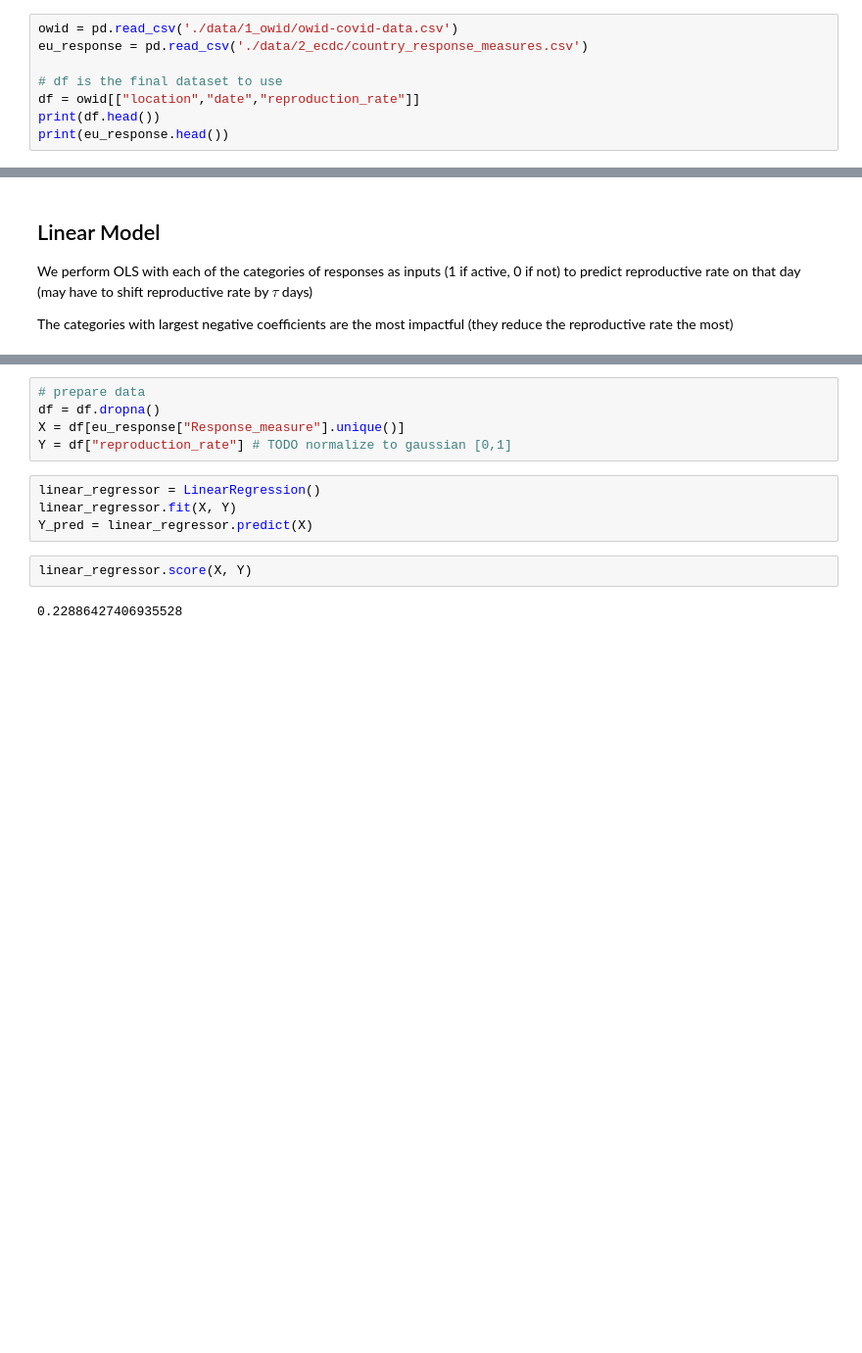
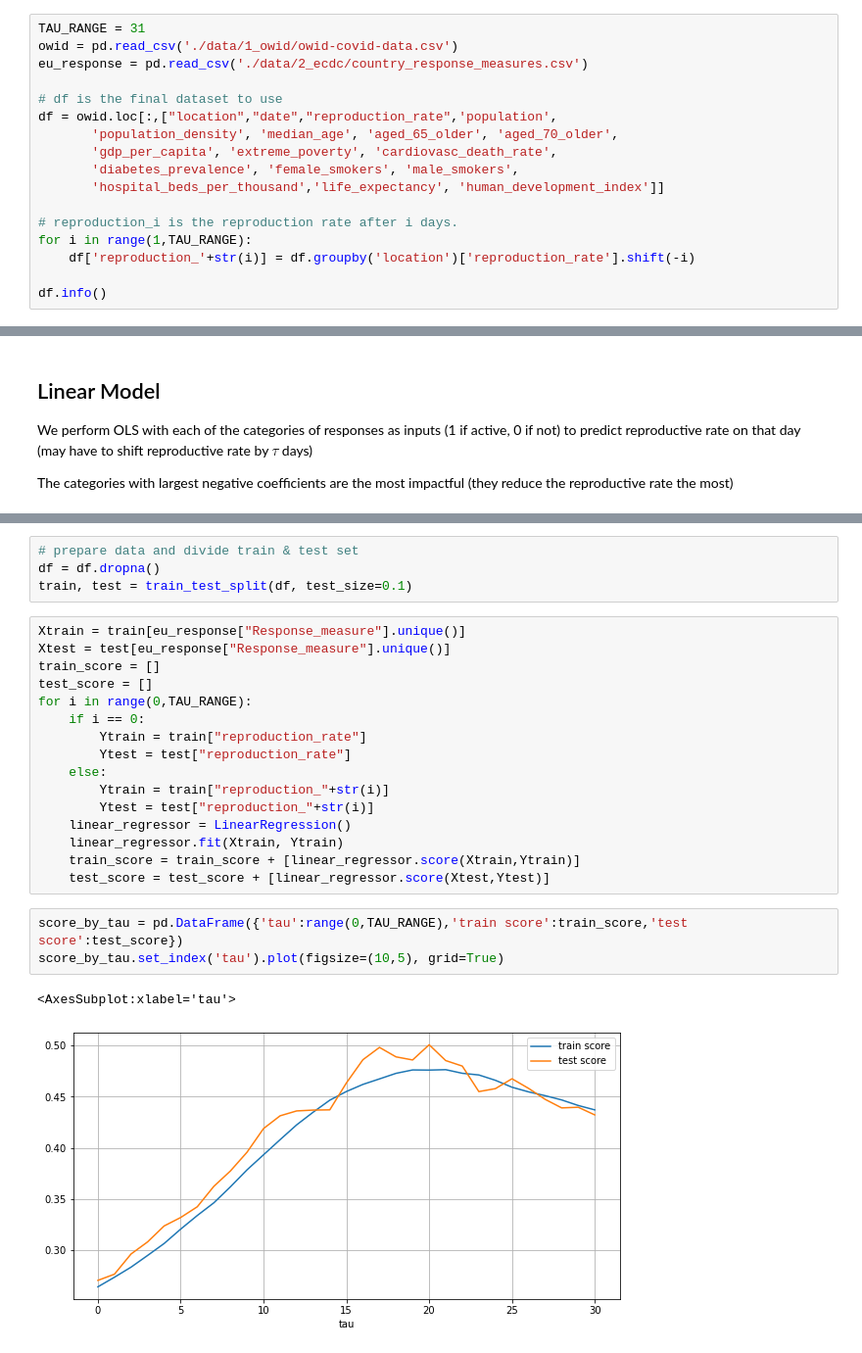
Before and after one commit to evilpegasus/datathon-spring-2021, a Jupyter notebook: model_reproduction_rate.ipynb, the cells around one changed output, grey strips where cells are left out. Shown at 98% size. Drawn from its saved outputs; the diff is of its cells as text; blank space fills up the shorter version.

```diff
--- a/model_reproduction_rate.ipynb
+++ b/model_reproduction_rate.ipynb
@@ -18,11 +18,20 @@ Create a table with
 | UK      | 1-2-2020  | 0             | 0             | 1                    |     | 0.8               |
 | UK      | 2-4-2020  | 1             | 1             | 1                    |     | 0.2               |
 # %%
+TAU_RANGE = 31
 owid = pd.read_csv('./data/1_owid/owid-covid-data.csv')
 eu_response = pd.read_csv('./data/2_ecdc/country_response_measures.csv')
 
 # df is the final dataset to use
-df = owid[["location","date","reproduction_rate"]]
-print(df.head())
-print(eu_response.head())
+df = owid.loc[:,["location","date","reproduction_rate",'population',
+       'population_density', 'median_age', 'aged_65_older', 'aged_70_older',
+       'gdp_per_capita', 'extreme_poverty', 'cardiovasc_death_rate',
+       'diabetes_prevalence', 'female_smokers', 'male_smokers',
+       'hospital_beds_per_thousand','life_expectancy', 'human_development_index']]
+
+# reproduction_i is the reproduction rate after i days.
+for i in range(1,TAU_RANGE):
+    df['reproduction_'+str(i)] = df.groupby('location')['reproduction_rate'].shift(-i)
+
+df.info()
 # %% [output]
@@ -73,13 +100,26 @@ from sklearn.linear_model import LinearRegression
 # %%
-# prepare data
+# prepare data and divide train & test set
 df = df.dropna()
-X = df[eu_response["Response_measure"].unique()]
-Y = df["reproduction_rate"] # TODO normalize to gaussian [0,1]
+train, test = train_test_split(df, test_size=0.1)
-# %%
-linear_regressor = LinearRegression()
-linear_regressor.fit(X, Y)
-Y_pred = linear_regressor.predict(X)
-# %%
-linear_regressor.score(X, Y)
-# %% [output]
-0.22886427406935528
+# %%
+Xtrain = train[eu_response["Response_measure"].unique()]
+Xtest = test[eu_response["Response_measure"].unique()]
+train_score = []
+test_score = []
+for i in range(0,TAU_RANGE):
+    if i == 0:
+        Ytrain = train["reproduction_rate"]
+        Ytest = test["reproduction_rate"]
+    else:
+        Ytrain = train["reproduction_"+str(i)]
+        Ytest = test["reproduction_"+str(i)]
+    linear_regressor = LinearRegression()
+    linear_regressor.fit(Xtrain, Ytrain)
+    train_score = train_score + [linear_regressor.score(Xtrain,Ytrain)]
+    test_score = test_score + [linear_regressor.score(Xtest,Ytest)]
+# %%
+score_by_tau = pd.DataFrame({'tau':range(0,TAU_RANGE),'train score':train_score,'test score':test_score})
+score_by_tau.set_index('tau').plot(figsize=(10,5), grid=True)
+# %% [output]
+<AxesSubplot:xlabel='tau'>
+[figure, added]
```
Also changed, not shown: parts of 7 cells of this notebook.
